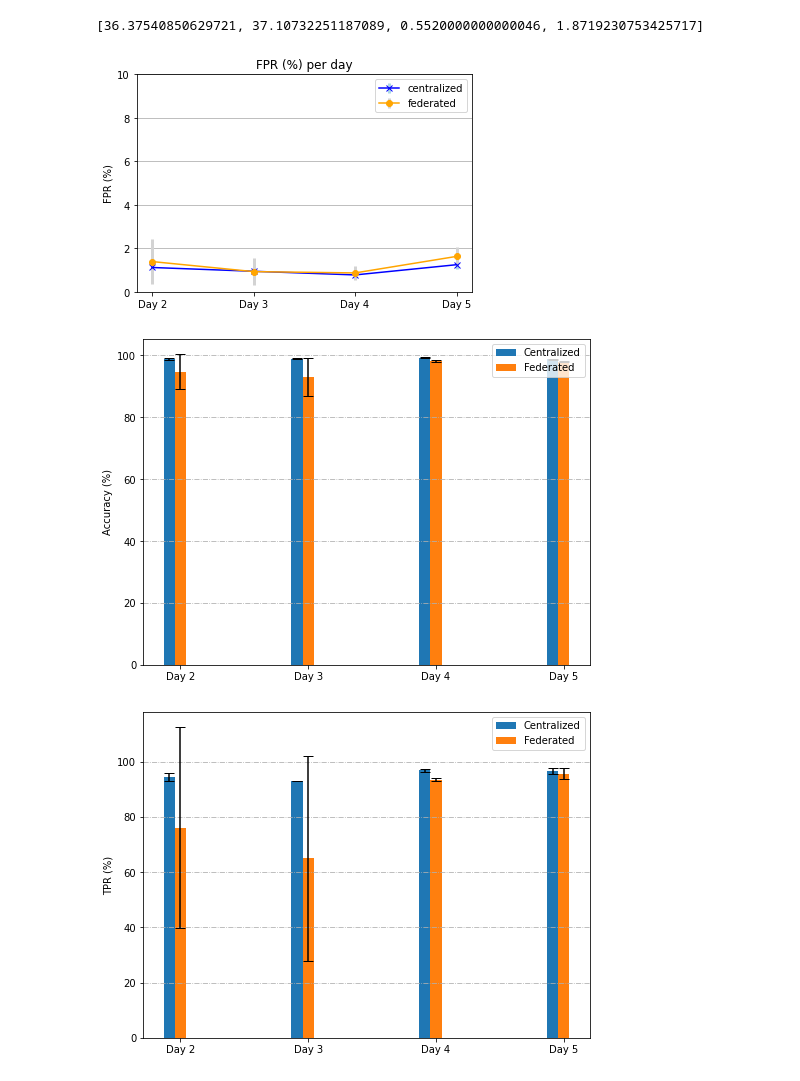
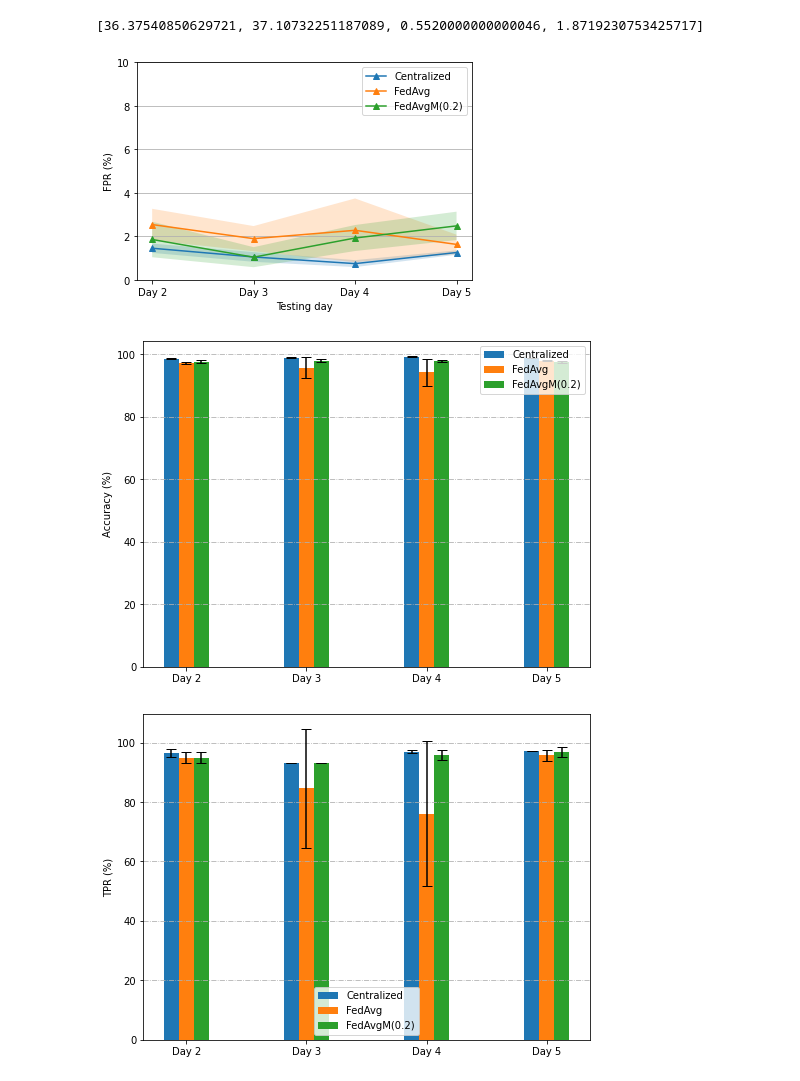
Before and after one commit to stratosphereips/feel_project, a Jupyter notebook: analysis/scenario1_figures.ipynb, the cells around one changed output. Saved outputs shown, nothing was run; the diff lists cells and outputs as text; code cells hidden in the pictures.

```diff
--- a/analysis/scenario1_figures.ipynb
+++ b/analysis/scenario1_figures.ipynb
@@ -6,7 +8,7 @@ import matplotlib.pyplot as plt
 # %%
-centr_acc_day1 = [98.85, 98.46, 98.75, 99.25, 98.67]
-centr_tpr_day1 = [95.86, 93.1, 93.79, 96.55, 93.10]
-centr_fpr_day1 = [1.09, 1.43, 1.15, 0.7, 1.22]
+centr_acc_day1 = [98.72, 98.30, 98.26, 98.59, 98.67]
+centr_tpr_day1 = [93.79, 97.24, 97.24, 97.24, 96.55]
+centr_fpr_day1 = [1.18, 1.68, 1.72, 1.39, 1.29]
 
 centr_acc_day1_mean = np.mean(centr_acc_day1)
 centr_acc_day1_std = np.std(centr_acc_day1)
@@ -15,9 +17,9 @@ centr_tpr_day1_std = np.std(centr_tpr_day1)
 centr_fpr_day1_mean = np.mean(centr_fpr_day1)
 centr_fpr_day1_std = np.std(centr_fpr_day1)
 
-centr_acc_day2 = [99.0, 98.75, 98.98, 98.84, 99.06]
-centr_tpr_day2 = [93.1, 93.1, 93.1, 93.1, 93.1]
-centr_fpr_day2 = [0.87, 1.1, 0.89, 1.04, 0.82]
+centr_acc_day2 = [98.77, 98.56, 98.69, 98.91, 99.20]
+centr_tpr_day2 = [93.10, 93.10, 93.10, 93.10, 93.10]
+centr_fpr_day2 = [1.11, 1.32, 1.19, 0.96, 0.67]
 
 centr_acc_day2_mean = np.mean(centr_acc_day2)
 centr_acc_day2_std = np.std(centr_acc_day2)
@@ -26,9 +28,9 @@ centr_tpr_day2_std = np.std(centr_tpr_day2)
 centr_fpr_day2_mean = np.mean(centr_fpr_day2)
 centr_fpr_day2_std = np.std(centr_fpr_day2)
 
-centr_acc_day3 = [98.97, 99.36, 99.12, 99.08, 99.37]
+centr_acc_day3 = [99.04, 99.36, 99.12, 99.11, 99.40]
 centr_tpr_day3 = [97.24, 97.24, 97.24, 95.86, 97.24]
-centr_fpr_day3 = [1., 0.6, 0.84, 0.85, 0.59]
+centr_fpr_day3 = [0.92, 0.6, 0.84, 0.85, 0.51]
 
 centr_acc_day3_mean = np.mean(centr_acc_day3)
 centr_acc_day3_std = np.std(centr_acc_day3)
@@ -37,9 +39,9 @@ centr_tpr_day3_std = np.std(centr_tpr_day3)
 centr_fpr_day3_mean = np.mean(centr_fpr_day3)
 centr_fpr_day3_std = np.std(centr_fpr_day3)
 
-centr_acc_day4 = [98.92, 98.96, 98.59, 98.67, 98.43]
-centr_tpr_day4 = [97.24, 94.48, 97.24, 97.24, 97.24]
-centr_fpr_day4 = [1.05, 0.96, 1.38, 1.30, 1.54]
+centr_acc_day4 = [98.87, 98.66, 98.58, 98.73, 98.76]
+centr_tpr_day4 = [97.24, 97.24, 97.24, 97.24, 97.24]
+centr_fpr_day4 = [1.10, 1.32, 1.40, 1.24, 1.21]
 
 centr_acc_day4_mean = np.mean(centr_acc_day4)
 centr_acc_day4_std = np.std(centr_acc_day4)
@@ -48,15 +50,12 @@ centr_tpr_day4_std = np.std(centr_tpr_day4)
 centr_fpr_day4_mean = np.mean(centr_fpr_day4)
 centr_fpr_day4_std = np.std(centr_fpr_day4)
 
-# centr_acc_mean = [98.66, 98.71, 98.99, 98.95]
-# centr_tpr_mean = [93.10, 93.10, 97.24, 97.24]
-# centr_fpr_mean = [1.26, 1.09, 0.97, 1.42]
-centr_acc_mean = [centr_acc_day1_mean, centr_acc_day2_mean, centr_acc_day3_mean, centr_acc_day4_mean]
-centr_acc_std = [centr_acc_day1_std, centr_acc_day2_std, centr_acc_day3_std, centr_acc_day4_std]
+centr_acc_mean = np.array([centr_acc_day1_mean, centr_acc_day2_mean, centr_acc_day3_mean, centr_acc_day4_mean])
+centr_acc_std = np.array([centr_acc_day1_std, centr_acc_day2_std, centr_acc_day3_std, centr_acc_day4_std])
 
-centr_tpr_mean = [centr_tpr_day1_mean, centr_tpr_day2_mean, centr_tpr_day3_mean, centr_tpr_day4_mean]
-centr_tpr_std = [centr_tpr_day1_std, centr_tpr_day2_std, centr_tpr_day3_std, centr_tpr_day4_std]
+centr_tpr_mean = np.array([centr_tpr_day1_mean, centr_tpr_day2_mean, centr_tpr_day3_mean, centr_tpr_day4_mean])
+centr_tpr_std = np.array([centr_tpr_day1_std, centr_tpr_day2_std, centr_tpr_day3_std, centr_tpr_day4_std])
 
-centr_fpr_mean = [centr_fpr_day1_mean, centr_fpr_day2_mean, centr_fpr_day3_mean, centr_fpr_day4_mean]
-centr_fpr_std = [centr_fpr_day1_std, centr_fpr_day2_std, centr_fpr_day3_std, centr_fpr_day4_std]
+centr_fpr_mean = np.array([centr_fpr_day1_mean, centr_fpr_day2_mean, centr_fpr_day3_mean, centr_fpr_day4_mean])
+centr_fpr_std = np.array([centr_fpr_day1_std, centr_fpr_day2_std, centr_fpr_day3_std, centr_fpr_day4_std])
 days = ["Day 2", "Day 3", "Day 4", "Day 5"]
@@ -146,27 +214,34 @@ fed_tpr_std
 # %% [output]
 [36.37540850629721, 37.10732251187089, 0.5520000000000046, 1.8719230753425717]
 # %%
-plt.errorbar(range(4), centr_fpr_mean, yerr=centr_fpr_std, fmt='x-', color='blue',
-             ecolor='lightblue', elinewidth=3, capsize=0, label="centralized")
-plt.errorbar(range(4), fed_fpr_mean, yerr=fed_fpr_std, fmt='o-', color='orange',
-             ecolor='lightgray', elinewidth=3, capsize=0, label="federated")
+plt.plot(range(4), centr_fpr_mean, marker='^', label="Centralized")
+plt.fill_between(range(4), centr_fpr_mean+centr_fpr_std, centr_fpr_mean-centr_fpr_std, alpha=0.2)
+
+plt.plot(range(4), fed_fpr_mean, marker='^', label="FedAvg")
+plt.fill_between(range(4), fed_fpr_mean+fed_fpr_std, fed_fpr_mean-fed_fpr_std, alpha=0.2)
+
+plt.plot(range(4), fed_avg_fpr_mean, marker='^', label="FedAvgM(0.2)")
+plt.fill_between(range(4), fed_avg_fpr_mean+fed_avg_fpr_std, fed_avg_fpr_mean-fed_avg_fpr_std, alpha=0.2)
 plt.legend(loc=1)
 
 plt.ylim(0, 10.0)
 plt.ylabel("FPR (%)")
+plt.xlabel("Testing day")
+
 plt.xticks(range(4), days)
-plt.title("FPR (%) per day")
+# plt.title("FPR (%) per day")
 plt.grid(axis='y')
 # %% [output]
-[figure, old version]
+[figure, new version]
 # %%
 x = np.arange(len(days))  # the label locations
-width = 0.35  # the width of the bars
+width = 0.5  # the width of the bars
 
 fig, ax = plt.subplots(figsize=(8, 6))
 # rects1 = ax.bar(x - width/2, dualFCNN_drop_means, width/4, yerr=dualFCNN_drop_std, capsize=5, label='dualFCNN (MC dropout)')
 rects2 = ax.bar(x - width/4, centr_acc_mean, width/4, yerr=centr_acc_std, capsize=5, label='Centralized')
-rects3 = ax.bar(x, fed_acc_mean, width/4, yerr=fed_acc_std, capsize=5, label='Federated')
+rects3 = ax.bar(x, fed_acc_mean, width/4, yerr=fed_acc_std, capsize=5, label='FedAvg')
+rects3 = ax.bar(x+ width/4, fed_avg_acc_mean, width/4, yerr=fed_avg_acc_std, capsize=5, label='FedAvgM(0.2)')
 
 
 # Add some text for labels, title and custom x-axis tick labels, etc.
@@ -177,25 +252,26 @@ ax.set_xticklabels(days)
 ax.legend(loc=1)
 ax.yaxis.grid(True, linestyle='-.')
 # %% [output]
-[figure, old version]
+[figure, new version]
 # %%
 x = np.arange(len(days))  # the label locations
-width = 0.35  # the width of the bars
+width = 0.5  # the width of the bars
 
 fig, ax = plt.subplots(figsize=(8, 6))
 # rects1 = ax.bar(x - width/2, dualFCNN_drop_means, width/4, yerr=dualFCNN_drop_std, capsize=5, label='dualFCNN (MC dropout)')
 rects2 = ax.bar(x - width/4, centr_tpr_mean, width/4, yerr=centr_tpr_std, capsize=5, label='Centralized')
-rects3 = ax.bar(x, fed_tpr_mean, width/4, yerr=fed_tpr_std, capsize=5, label='Federated')
+rects3 = ax.bar(x, fed_tpr_mean, width/4, yerr=fed_tpr_std, capsize=5, label='FedAvg')
+rects3 = ax.bar(x+ width/4, fed_avg_tpr_mean, width/4, yerr=fed_avg_tpr_std, capsize=5, label='FedAvgM(0.2)')
 
 
 # Add some text for labels, title and custom x-axis tick labels, etc.
 ax.set_ylabel('TPR (%)')
 ax.set_xticks(x)
 ax.set_xticklabels(days)
 # ax.legend(loc=(1.04, 0.5))
 ax.legend()
 ax.yaxis.grid(True, linestyle='-.')
 # %% [output]
-[figure, old version]
+[figure, new version]
 # %%
 x = np.arange(len(days))  # the label locations
```
Also changed, not shown: parts of 13 cells of this notebook, 1 other file.
